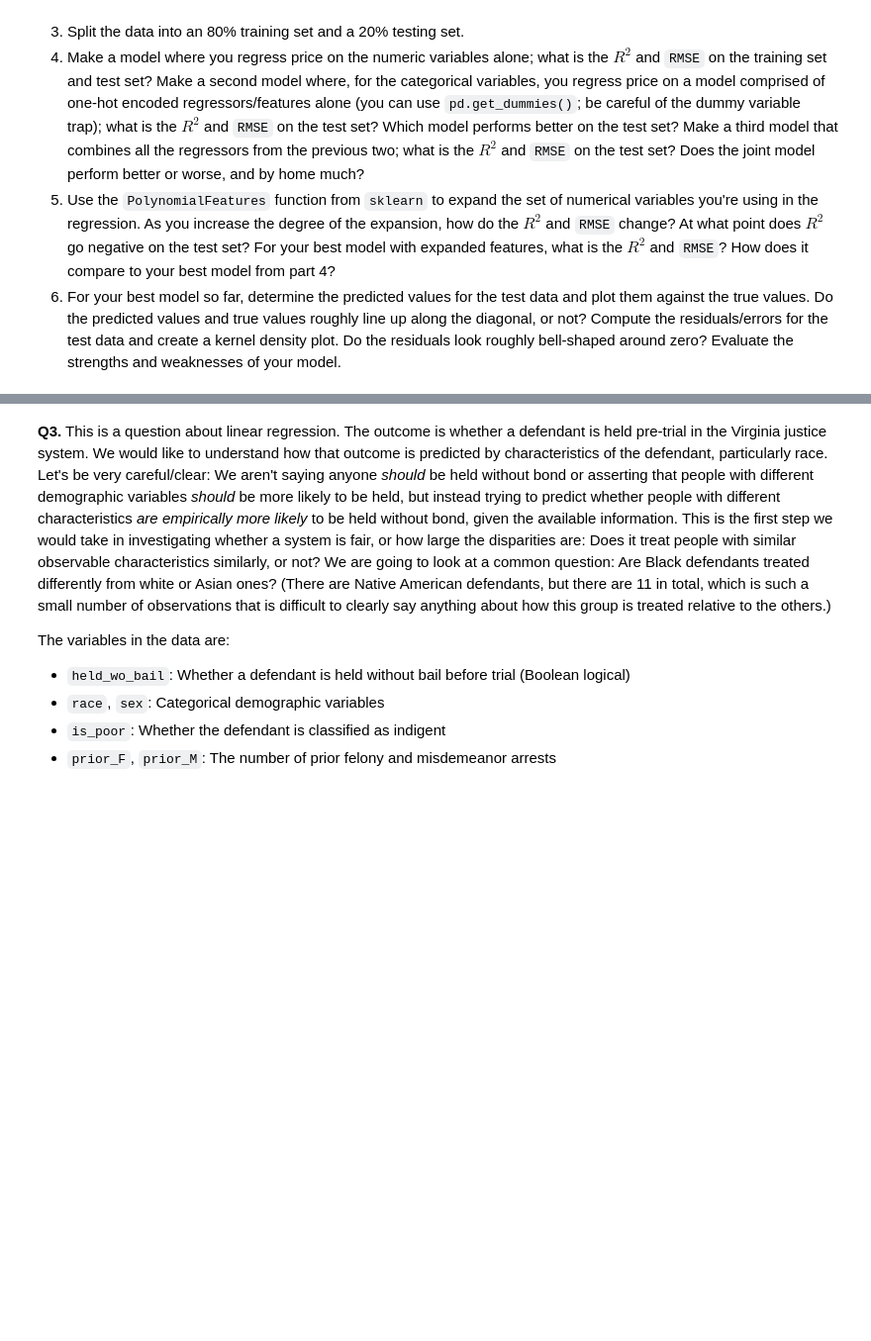
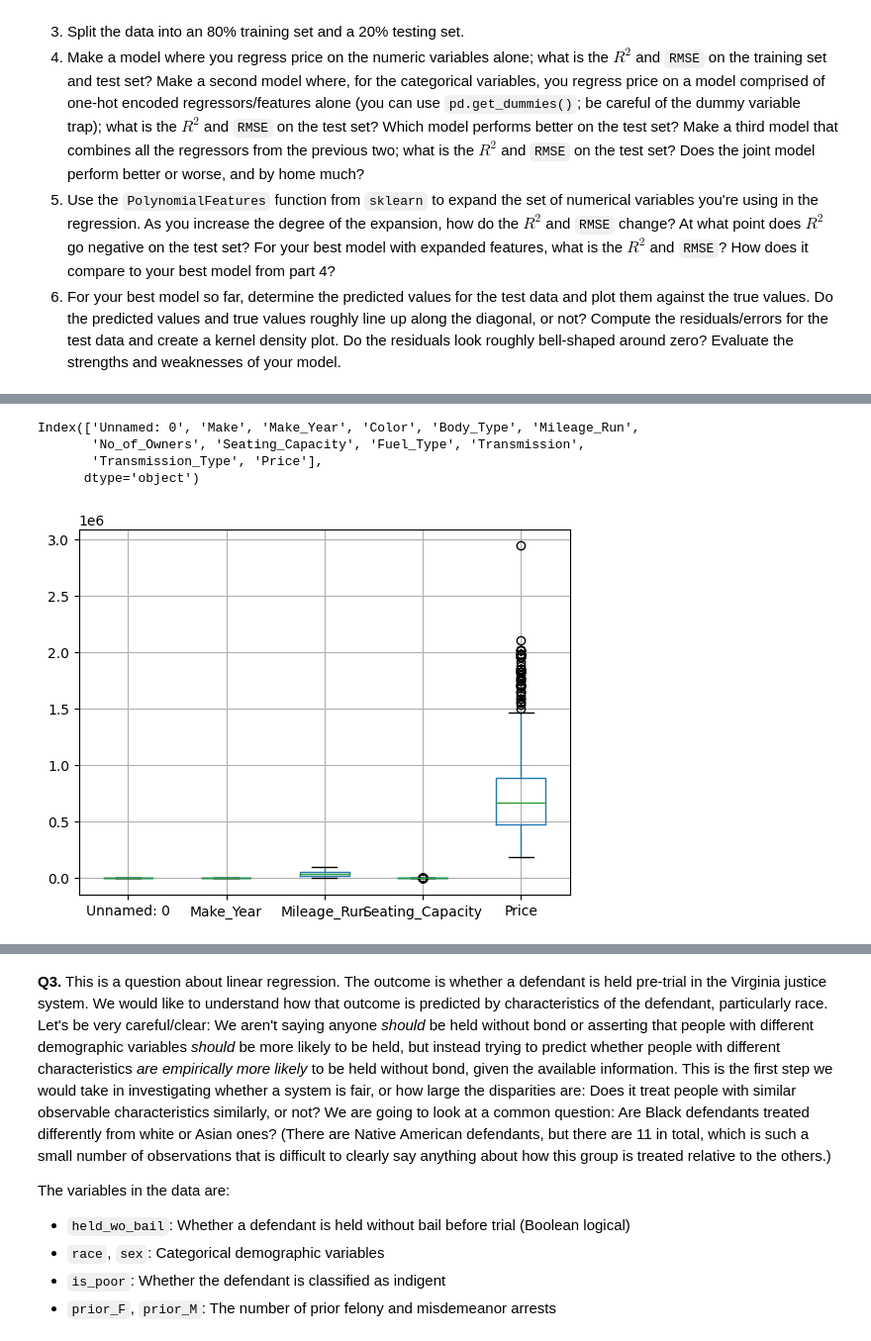
Before and after one commit to hmz4kf/linearRegression, a Jupyter notebook: assignment.ipynb, the cells around one changed output, grey strips where cells are left out. Shown: that part at 99% size. Cells and saved outputs as stored; diff of their text form; code cells hidden in the pictures; blank space fills up the shorter version.

```diff
--- a/assignment.ipynb
+++ b/assignment.ipynb
@@ -210,3 +210,13 @@ The coefficient on rating shrank from part 4 to part 5 as we included room type
   4. Make a model where you regress price on the numeric variables alone; what is the $R^2$ and `RMSE` on the training set and test set? Make a second model where, for the categorical variables, you regress price on a model comprised of one-hot encoded regressors/features alone (you can use `pd.get_dummies()`; be careful of the dummy variable trap); what is the $R^2$ and `RMSE` on the test set? Which model performs better on the test set? Make a third model that combines all the regressors from the previous two; what is the $R^2$ and `RMSE` on the test set? Does the joint model perform better or worse, and by home much?
   5. Use the `PolynomialFeatures` function from `sklearn` to expand the set of numerical variables you're using in the regression. As you increase the degree of the expansion, how do the $R^2$ and `RMSE` change? At what point does $R^2$ go negative on the test set? For your best model with expanded features, what is the $R^2$ and `RMSE`? How does it compare to your best model from part 4?
   6. For your best model so far, determine the predicted values for the test data and plot them against the true values. Do the predicted values and true values roughly line up along the diagonal, or not? Compute the residuals/errors for the test data and create a kernel density plot. Do the residuals look roughly bell-shaped around zero? Evaluate the strengths and weaknesses of your model.
+# %%
+# Load data
+import pandas as pd
+import numpy as np
+import seaborn as sns
+import matplotlib.pyplot as plt
+
+df = pd.read_csv('cars_hw.csv')
+original_data = df
+df.head(20)
@@ -212,0 +241,9 @@ The coefficient on rating shrank from part 4 to part 5 as we included room type
+# %%
+df.boxplot()
+print(df.columns)
+# %% [output]
+Index(['Unnamed: 0', 'Make', 'Make_Year', 'Color', 'Body_Type', 'Mileage_Run',
+       'No_of_Owners', 'Seating_Capacity', 'Fuel_Type', 'Transmission',
+       'Transmission_Type', 'Price'],
+      dtype='object')
+[figure, added]
```
Also changed, not shown: parts of 16 cells of this notebook.
